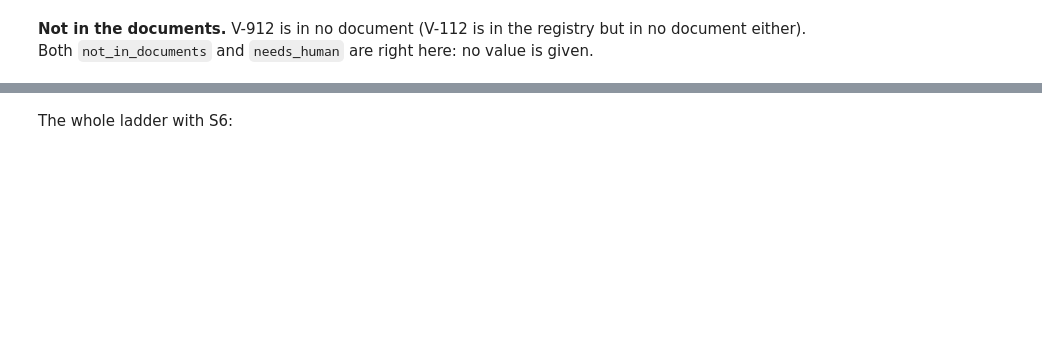
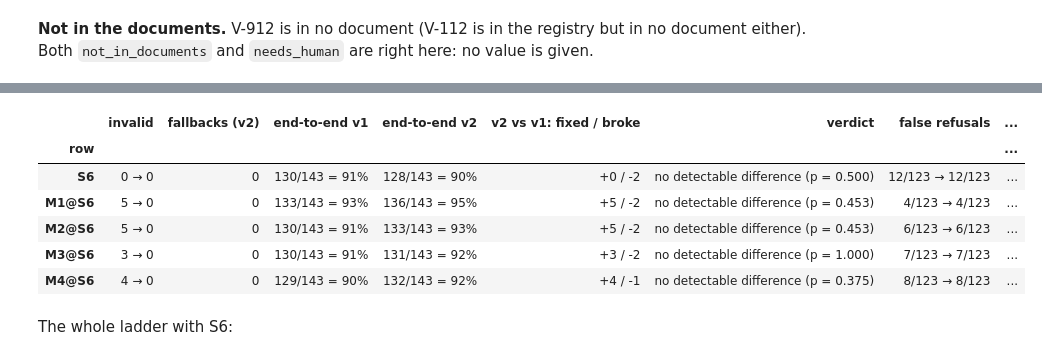
Before and after one commit to Industrial-AI-Research-Lab/course-ml-for-industry-data, a Jupyter notebook: practice-04-rag/reference/practice_04_executed.ipynb, the cells around one changed output, grey strips where cells are left out. Cells and saved outputs as stored; diff of their text form; code cells hidden in the pictures; blank space fills up the shorter version.

```diff
--- a/practice-04-rag/reference/practice_04_executed.ipynb
+++ b/practice-04-rag/reference/practice_04_executed.ipynb
@@ -808,0 +827,10 @@ x03 not_in_documents | The provided sources do not contain information about the
+# %%
+for name in ("S6:v1", "M1@S6:v1", "M1@S6") if VECTORS is not None else ("S6:v1",):
+    if name not in scores:
+        run(name)
+pairs = {"S6": "S6:v1", "M1@S6": "M1@S6:v1"} if VECTORS is not None else {"S6": "S6:v1"}
+ba = reval.ablation({k: scores[k] for p in pairs.items() for k in p[::-1]}, pairs)
+display(ba[["config", "vs", "end-to-end", "e2e: fixed / broke", "e2e verdict", "false refusals", "wrong or invented",
+            "invalid", "fallbacks"]].fillna(""))
+pd.read_csv(REFERENCE_DIR / "contract_before_after.csv", index_col="row")
+# %% [output]
@@ -809,3 +842,10 @@ x03 not_in_documents | The provided sources do not contain information about the
+|  | invalid | fallbacks (v2) | end-to-end v1 | end-to-end v2 | v2 vs v1: fixed / broke | verdict | false refusals | ... |
+| row |  |  |  |  |  |  |  | ... |
+| S6 | 0 → 0 | 0 | 130/143 = 91% | 128/143 = 90% | +0 / -2 | no detectable difference (p = 0.500) | 12/123 → 12/123 | ... |
+| M1@S6 | 5 → 0 | 0 | 133/143 = 93% | 136/143 = 95% | +5 / -2 | no detectable difference (p = 0.453) | 4/123 → 4/123 | ... |
+| M2@S6 | 5 → 0 | 0 | 130/143 = 91% | 133/143 = 93% | +5 / -2 | no detectable difference (p = 0.453) | 6/123 → 6/123 | ... |
+| M3@S6 | 3 → 0 | 0 | 130/143 = 91% | 131/143 = 92% | +3 / -2 | no detectable difference (p = 1.000) | 7/123 → 7/123 | ... |
+| M4@S6 | 4 → 0 | 0 | 129/143 = 90% | 132/143 = 92% | +4 / -1 | no detectable difference (p = 0.375) | 8/123 → 8/123 | ... |
 # %% [markdown]
 The whole ladder with S6:
 # %%
```
Also changed, not shown: parts of 22 cells of this notebook, 23 other files.
